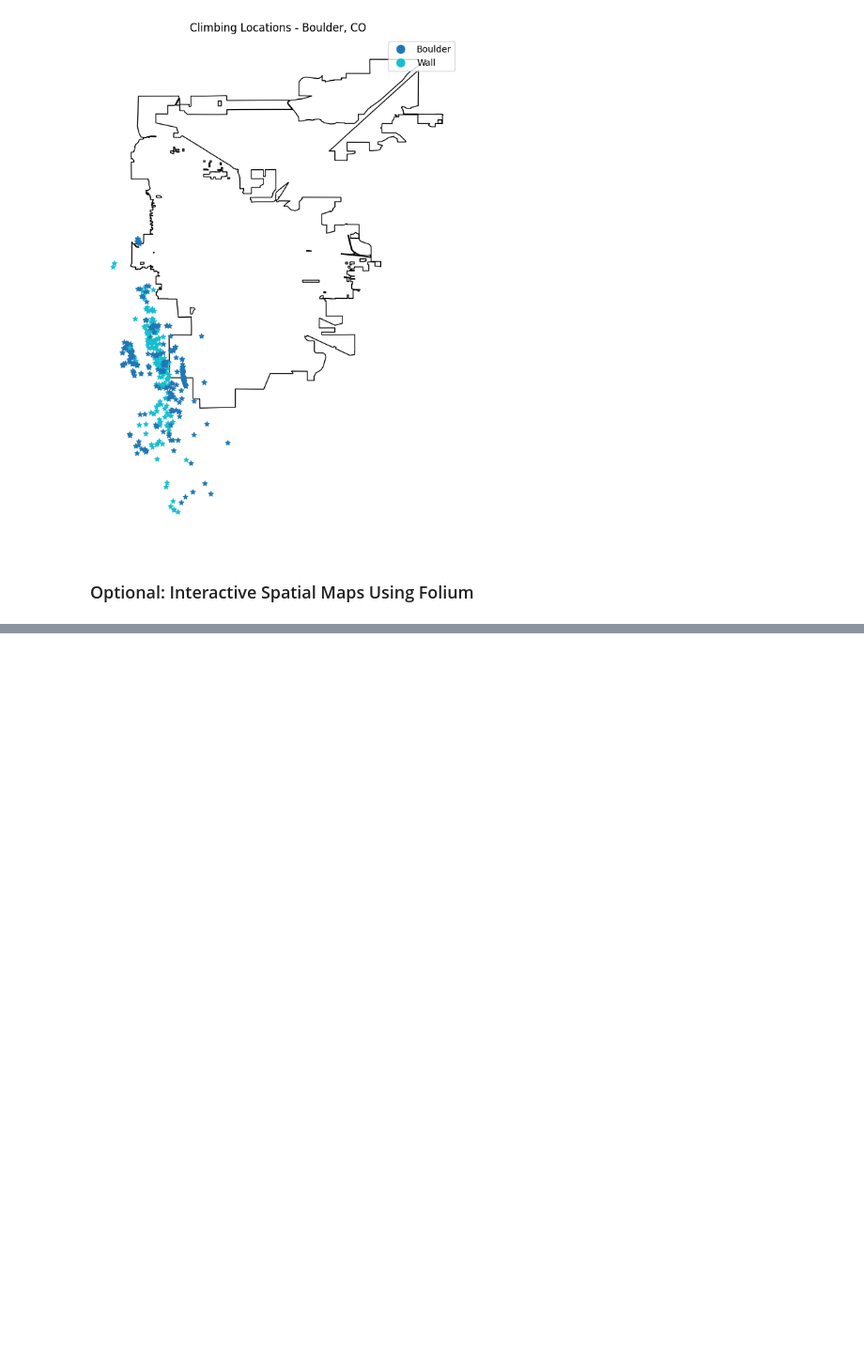
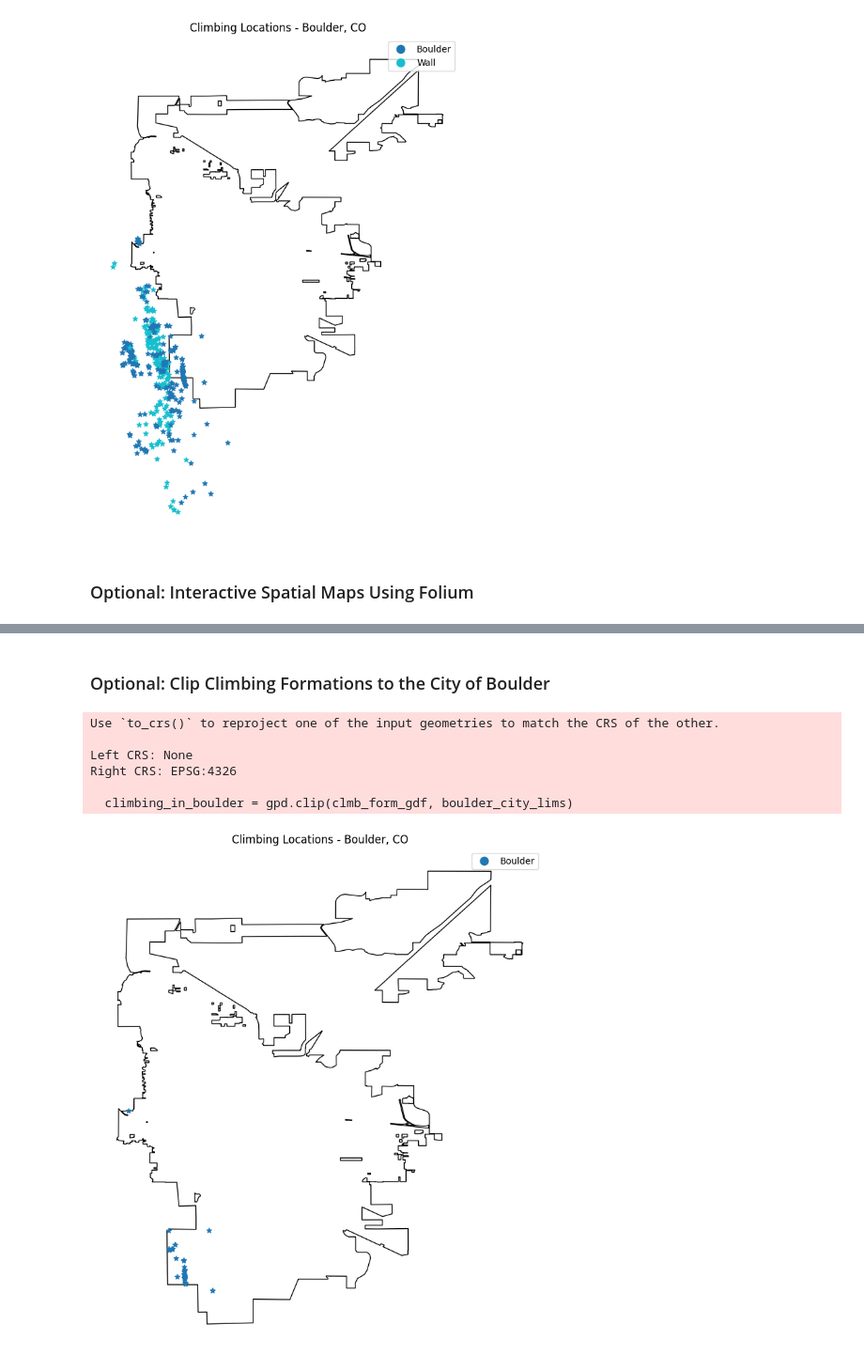
Before and after one commit to achi113s/EarthDataScience, a Jupyter notebook: intro/ch5_spatialdata/Lesson4FileFormatsExercise.ipynb, the cells around one changed output, grey strips where cells are left out. Shown: that part at 94% size. Drawn from its saved outputs; the diff is of its cells as text; code cells hidden in the pictures; blank space fills up the shorter version.

```diff
--- a/intro/ch5_spatialdata/Lesson4FileFormatsExercise.ipynb
+++ b/intro/ch5_spatialdata/Lesson4FileFormatsExercise.ipynb
@@ -63,6 +62,3 @@ clmb_form_gdf.head()
 | 2 | -105.293598 | 39.995411 | 3 | 3.0 | Third Pinnacle | 7.0 | No | OSMP | Y | Gregory Canyon | ... |
 | 3 | -105.294391 | 39.986358 | 4 | 4.0 | The Fin | 1.0 | No | OSMP | Y | Chautauqua | ... |
 | 4 | -105.292811 | 39.995952 | 5 | 6.0 | First Pinnacle | 23.0 | No | OSMP | Y | Gregory Canyon | ... |
-# %%
-clmb_form_gdf.drop(columns=['X', 'Y'], inplace=True)
-clmb_form_gdf.head()
@@ -146,0 +147,20 @@ ModuleNotFoundError: No module named 'folium'
+# %% [markdown]
+### Optional: Clip Climbing Formations to the City of Boulder
+# %%
+climbing_in_boulder = gpd.clip(clmb_form_gdf, boulder_city_lims)
+
+fig, ax1 = plt.subplots(figsize=(10,10))
+
+boulder_city_lims.plot(ax=ax1, edgecolor='black', color='white')
+climbing_in_boulder.plot(ax=ax1, legend=True, column='FormationType', marker='*', markersize=30)
+ax1.set_title('Climbing Locations - Boulder, CO')
+ax1.set_axis_off()
+plt.show()
+# %% [output]
+Use `to_crs()` to reproject one of the input geometries to match the CRS of the other.
+
+Left CRS: None
+Right CRS: EPSG:4326
+
+  climbing_in_boulder = gpd.clip(clmb_form_gdf, boulder_city_lims)
+[figure, added]
```
Also changed, not shown: parts of 6 cells of this notebook.
